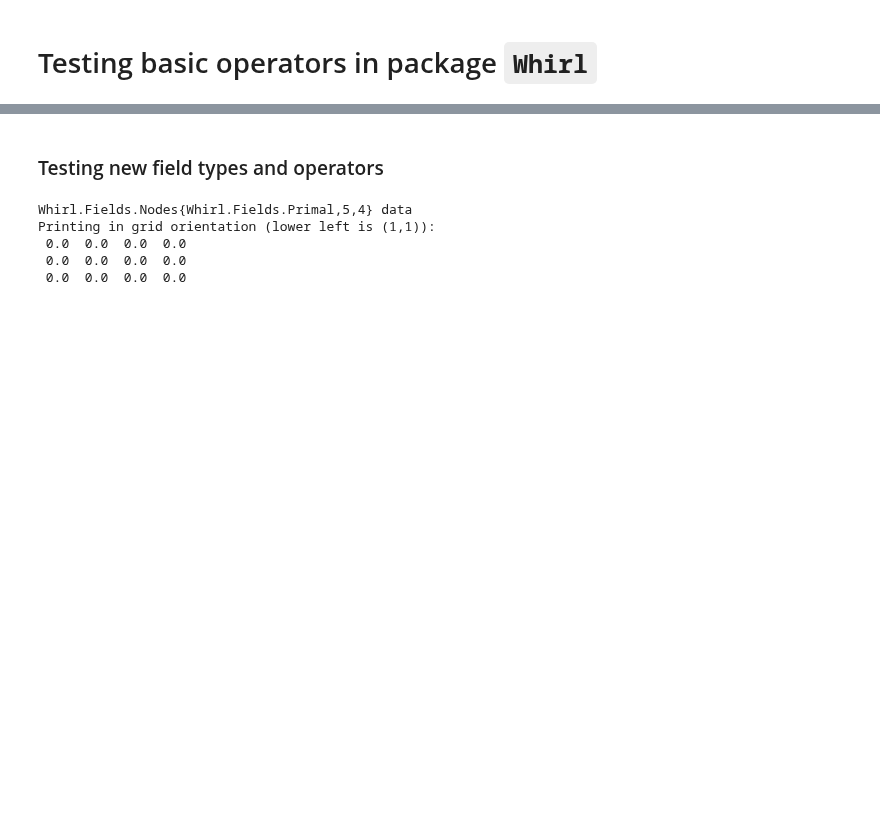
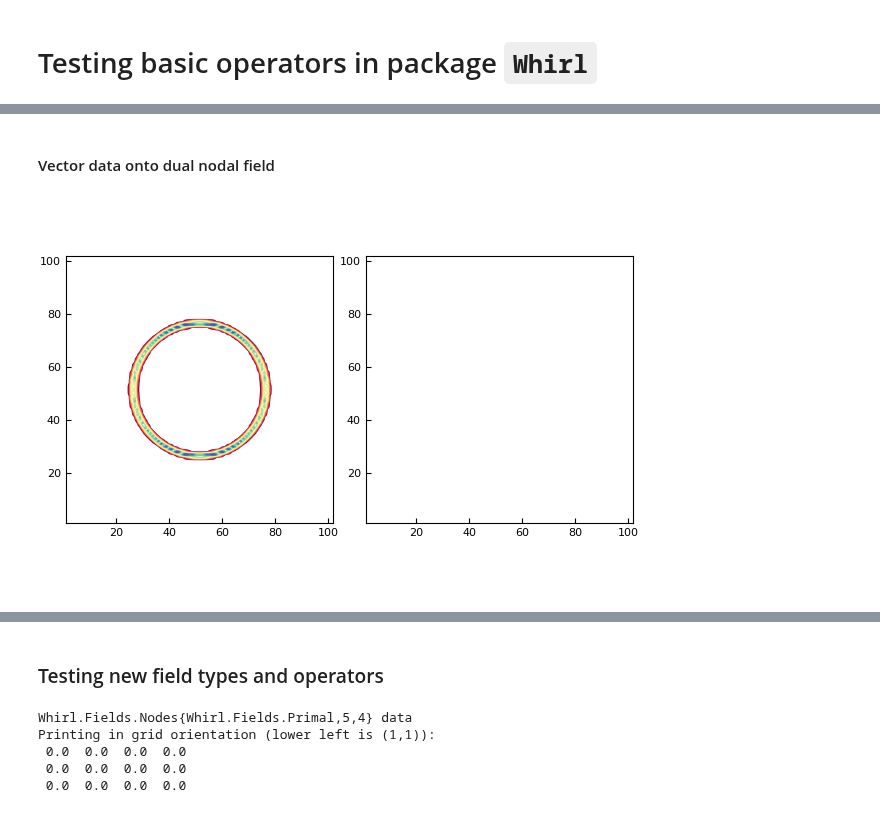
Before and after one commit to JuliaIBPM/ViscousFlow.jl, a Jupyter notebook: examples/Testing the LGF.ipynb, the cells around one changed output, grey strips where cells are left out. Drawn from its saved outputs; the diff is of its cells as text; code cells hidden in the pictures; blank space fills up the shorter version.

```diff
--- a/examples/Testing the LGF.ipynb
+++ b/examples/Testing the LGF.ipynb
@@ -13,0 +74,7 @@ default(grid = false)
+# %% [markdown]
+#### Vector data onto dual nodal field
+# %%
+R(p,f);
+plot(p)
+# %% [output]
+[figure, added]
```
Also changed, not shown: parts of 15 cells of this notebook, 4 other files.
